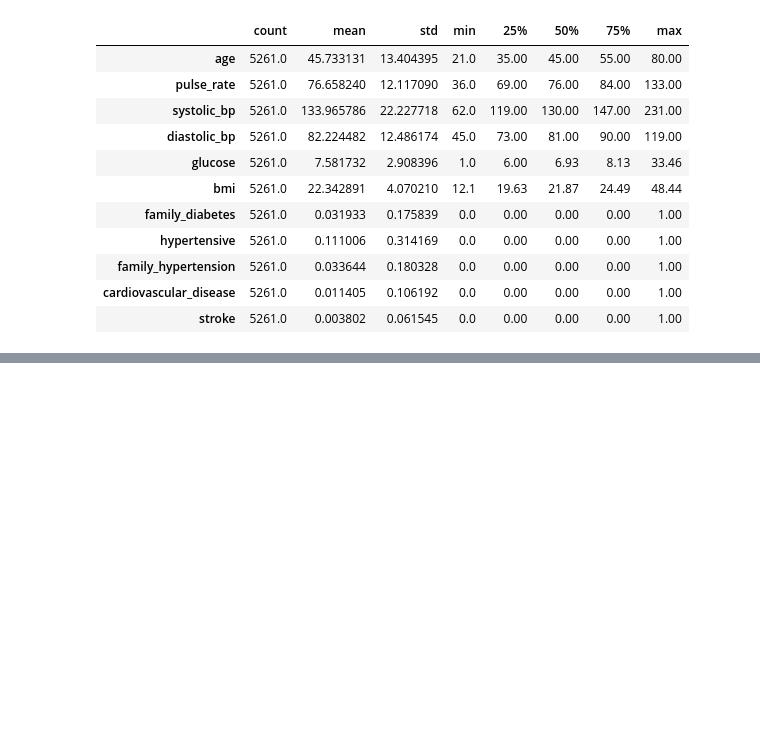
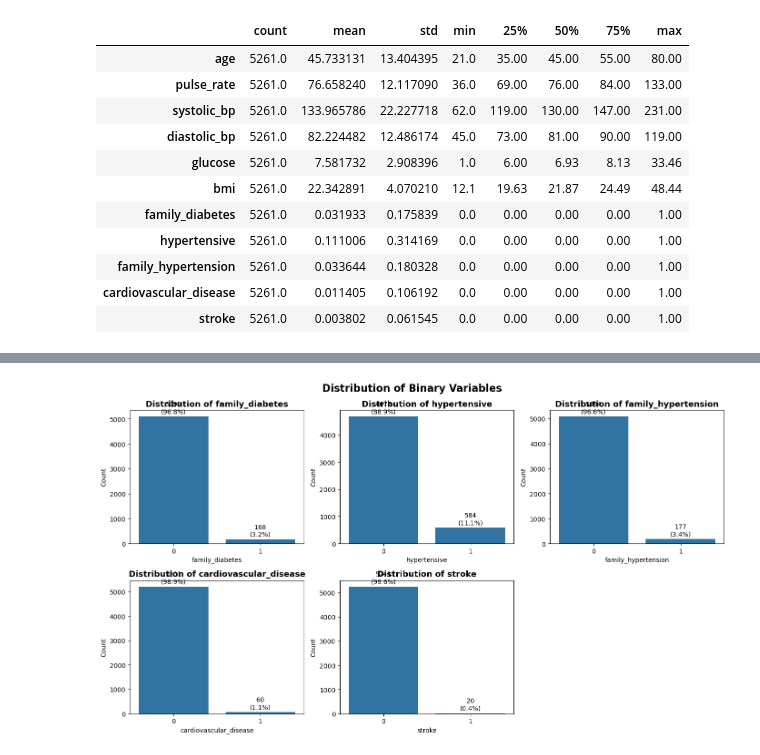
Before and after one commit to habib33-3/diabetes-detection-system, a Jupyter notebook: diadb.ipynb, the cells around one changed output, grey strips where cells are left out. Saved outputs shown, nothing was run; the diff lists cells and outputs as text; code cells hidden in the pictures; blank space fills up the shorter version.

```diff
--- a/diadb.ipynb
+++ b/diadb.ipynb
@@ -461,0 +557,34 @@ df.describe().T
+# %%
+fig, axes = plt.subplots(2, 3, figsize=(14, 8))
+axes = axes.flatten()
+
+for i, col in enumerate(binary_cols):
+    ax = axes[i]
+
+    sns.countplot(data=df, x=col, ax=ax)
+
+    ax.set_title(f"Distribution of {col}", fontsize=13, fontweight="bold")
+    ax.set_xlabel(col)
+    ax.set_ylabel("Count")
+
+    total = len(df)
+
+    for container in ax.containers:
+        labels = [
+            f"{int(value)}\n({value / total * 100:.1f}%)"
+            for value in container.datavalues
+        ]
+        ax.bar_label(container, labels=labels, padding=3)
+
+axes[-1].remove()
+
+plt.suptitle(
+    "Distribution of Binary Variables",
+    fontsize=16,
+    fontweight="bold"
+)
+
+plt.tight_layout()
+plt.show()
+# %% [output]
+[figure, added]
```
Also changed, not shown: parts of 11 cells of this notebook.
